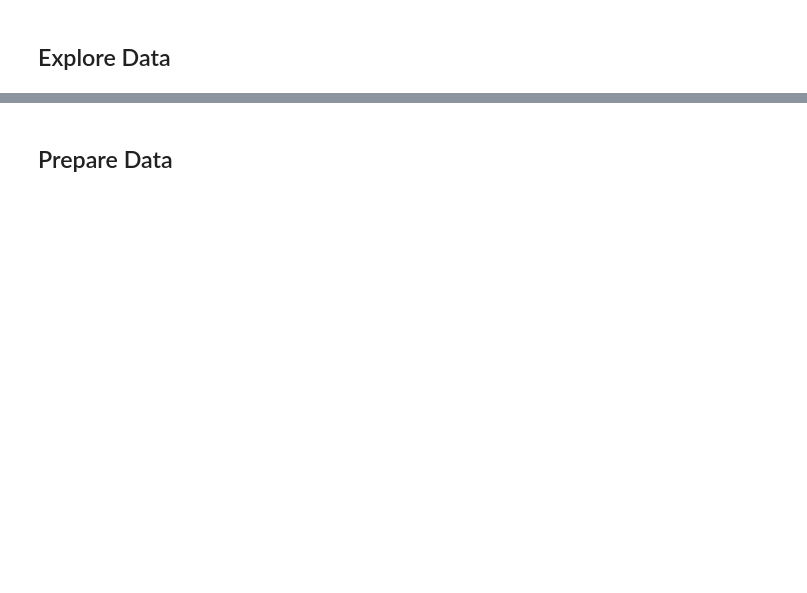
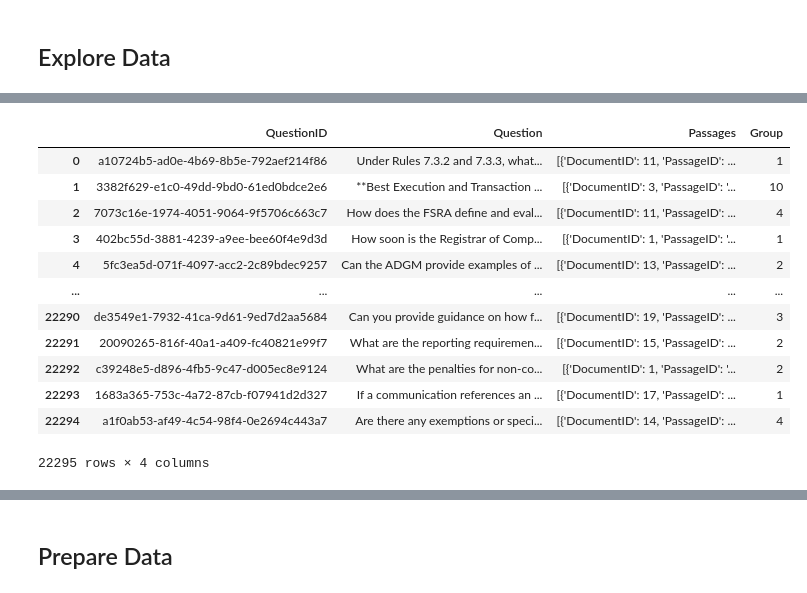
Before and after one commit to davidsequera/LegalRanker, a Jupyter notebook: main.ipynb, the cells around one changed output, grey strips where cells are left out. Cells and saved outputs as stored; diff of their text form; code cells hidden in the pictures; blank space fills up the shorter version.

```diff
--- a/main.ipynb
+++ b/main.ipynb
@@ -70,2 +32,23 @@ torch.Size([1, 768])
 # %% [markdown]
 ## Explore Data
+# %%
+# Define paths to your data
+json_folder_path = 'data/StructuredRegulatoryDocuments'  # Replace with the path to your JSON files
+questions_file_path = 'data/ObliQA_train.json'  # Replace with the path to your questions file
+
+# Load all JSON documents
+documents = []
+for file_name in os.listdir(json_folder_path):
+    if file_name.endswith('.json'):
+        with open(os.path.join(json_folder_path, file_name), 'r') as file:
+            document = json.load(file)
+            documents.append(document)
+
+# Load questions dataset
+if questions_file_path.endswith('.csv'):
+    questions = pd.read_csv(questions_file_path)
+elif questions_file_path.endswith('.json'):
+    questions = pd.read_json(questions_file_path)
+
+# Check the data
+print("Loaded documents:", len(documents))
@@ -71,0 +86,16 @@ torch.Size([1, 768])
+# %%
+questions
+# %% [output]
+|  | QuestionID | Question | Passages | Group |
+| 0 | a10724b5-ad0e-4b69-8b5e-792aef214f86 | Under Rules 7.3.2 and 7.3.3, what... | [{'DocumentID': 11, 'PassageID': ... | 1 |
+| 1 | 3382f629-e1c0-49dd-9bd0-61ed0bdce2e6 | **Best Execution and Transaction ... | [{'DocumentID': 3, 'PassageID': '... | 10 |
+| 2 | 7073c16e-1974-4051-9064-9f5706c663c7 | How does the FSRA define and eval... | [{'DocumentID': 11, 'PassageID': ... | 4 |
+| 3 | 402bc55d-3881-4239-a9ee-bee60f4e9d3d | How soon is the Registrar of Comp... | [{'DocumentID': 1, 'PassageID': '... | 1 |
+| 4 | 5fc3ea5d-071f-4097-acc2-2c89bdec9257 | Can the ADGM provide examples of ... | [{'DocumentID': 13, 'PassageID': ... | 2 |
+| ... | ... | ... | ... | ... |
+| 22290 | de3549e1-7932-41ca-9d61-9ed7d2aa5684 | Can you provide guidance on how f... | [{'DocumentID': 19, 'PassageID': ... | 3 |
+| 22291 | 20090265-816f-40a1-a409-fc40821e99f7 | What are the reporting requiremen... | [{'DocumentID': 15, 'PassageID': ... | 2 |
+| 22292 | c39248e5-d896-4fb5-9c47-d005ec8e9124 | What are the penalties for non-co... | [{'DocumentID': 1, 'PassageID': '... | 2 |
+| 22293 | 1683a365-753c-4a72-87cb-f07941d2d327 | If a communication references an ... | [{'DocumentID': 17, 'PassageID': ... | 1 |
+| 22294 | a1f0ab53-af49-4c54-98f4-0e2694c443a7 | Are there any exemptions or speci... | [{'DocumentID': 14, 'PassageID': ... | 4 |
+22295 rows × 4 columns
```
Also changed, not shown: parts of 31 cells of this notebook, 2 other files.
